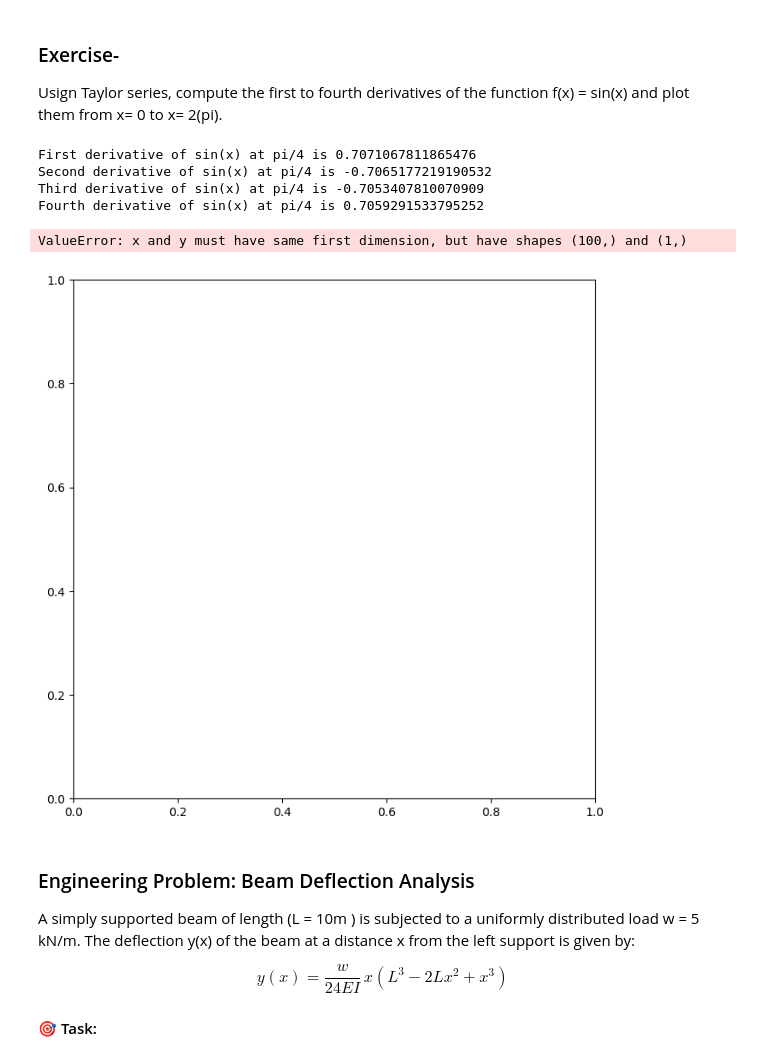
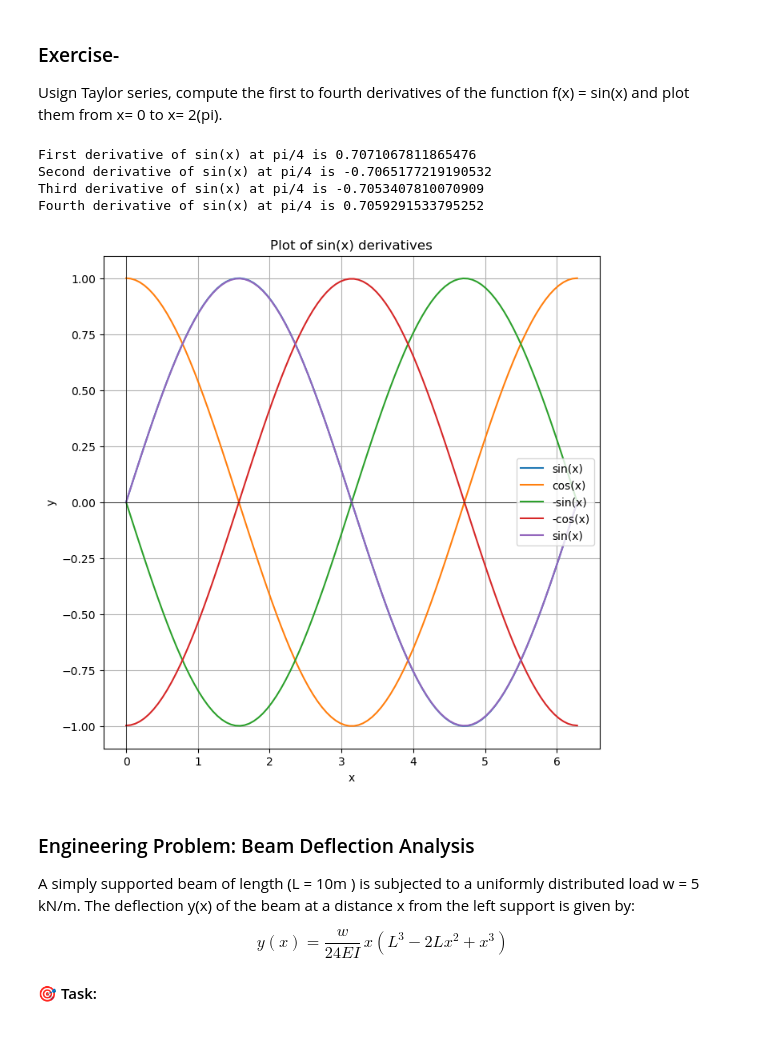
Before and after one commit to bruce179012-byte/MEGR2810-Jupyter-Notebook, a Jupyter notebook: Lecture 10_Interpolation_Differentiation.ipynb, the cells around one changed output. Cells and saved outputs as stored; diff of their text form; code cells hidden in the pictures.

```diff
--- a/Lecture 10_Interpolation_Differentiation.ipynb
+++ b/Lecture 10_Interpolation_Differentiation.ipynb
@@ -78,47 +78,48 @@ import math
 import numpy as np
 import matplotlib.pyplot as plt
 x = math.pi / 4
-h = 0.1
+h = .1
 def f(x):
-    return math.sin(x)
+    #return math.sin(x) for reasons unknown to me, must use np. instead of math. because something arrays
+    return np.sin(x)
 def d1f(x):
-    return math.cos(x)
+    #return math.cos(x) same as above
+    return np.cos(x)
 def d2f(x): # second derivative: central difference
     return ( f(x+h) - 2*f(x) + f(x-h) ) / h**2
 def d3f(x): # third derivative
     return ( f(x+2*h) - 2*f(x+h) + 2*f(x-h) - f(x-2*h) ) / ( 2*(h**3) )
 def d4f(x): # fourth derivative
     return ( f(x+2*h)- 4*f(x+h) + 6*f(x) - 4*f(x-h) + f(x-2*h) ) / h**4
 
 print(f"First derivative of sin(x) at pi/4 is {d1f(x)}")
 print(f"Second derivative of sin(x) at pi/4 is {d2f(x)}")
 print(f"Third derivative of sin(x) at pi/4 is {d3f(x)}")
 print(f"Fourth derivative of sin(x) at pi/4 is {d4f(x)}")
 
 x1 = np.linspace(0, 2*math.pi, 100)
 
 plt.figure(figsize=(8, 8))
-plt.plot(x1, f(x), label='sin(x)')
-plt.plot(x1, d1f(x), label='cos(x)')
-plt.plot(x1, d2f(x), label='-sin(x)')
-plt.plot(x1, d3f(x), label='-cos(x)')
-plt.plot(x1, d4f(x), label='sin(x)')
+plt.plot(x1, f(x1), label='sin(x)')
+plt.plot(x1, d1f(x1), label='cos(x)')
+plt.plot(x1, d2f(x1), label='-sin(x)')
+plt.plot(x1, d3f(x1), label='-cos(x)')
+plt.plot(x1, d4f(x1), label='sin(x)')
 
 plt.xlabel('x')
 plt.ylabel('y')
 plt.title('Plot of sin(x) derivatives')
 plt.grid(True)
 plt.legend()
 plt.axhline(0, color='black', linewidth=0.5)
 plt.axvline(0, color='black', linewidth=0.5)
 plt.show()
 # %% [output]
 First derivative of sin(x) at pi/4 is 0.7071067811865476
 Second derivative of sin(x) at pi/4 is -0.7065177219190532
 Third derivative of sin(x) at pi/4 is -0.7053407810070909
 Fourth derivative of sin(x) at pi/4 is 0.7059291533795252
-ValueError: x and y must have same first dimension, but have shapes (100,) and (1,)
-[figure, old version]
+[figure, new version]
 # %% [markdown]
 ### Engineering Problem: Beam Deflection Analysis
 
```
Also changed, not shown: parts of 2 cells of this notebook.
